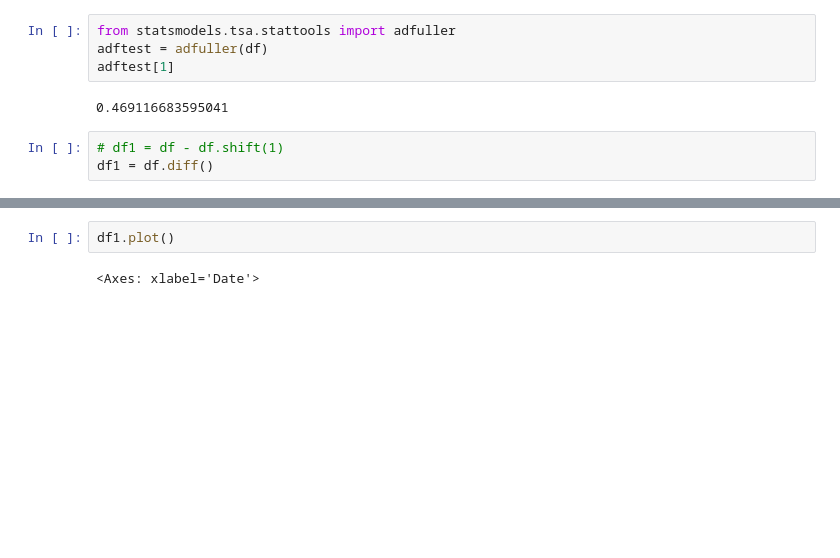
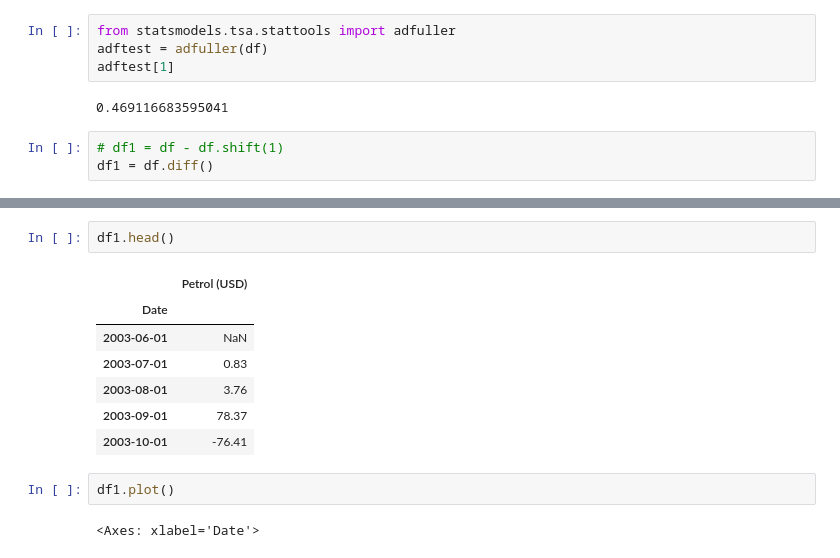
Before and after one commit to nikhil-xyz/Petrol-Price-Forecasting, a Jupyter notebook: research/ppf_trials.ipynb, the cells around one changed output, grey strips where cells are left out. Drawn from its saved outputs; the diff is of its cells as text; blank space fills up the shorter version.

```diff
--- a/research/ppf_trials.ipynb
+++ b/research/ppf_trials.ipynb
@@ -283,3 +290,13 @@ df1 = df.diff()
+# %%
+df1.head()
+# %% [output]
+|  | Petrol (USD) |
+| Date |  |
+| 2003-06-01 | NaN |
+| 2003-07-01 | 0.83 |
+| 2003-08-01 | 3.76 |
+| 2003-09-01 | 78.37 |
+| 2003-10-01 | -76.41 |
 # %%
 df1.plot()
 # %% [output]
```
Also changed, not shown: parts of 31 cells of this notebook, 4 other files.
